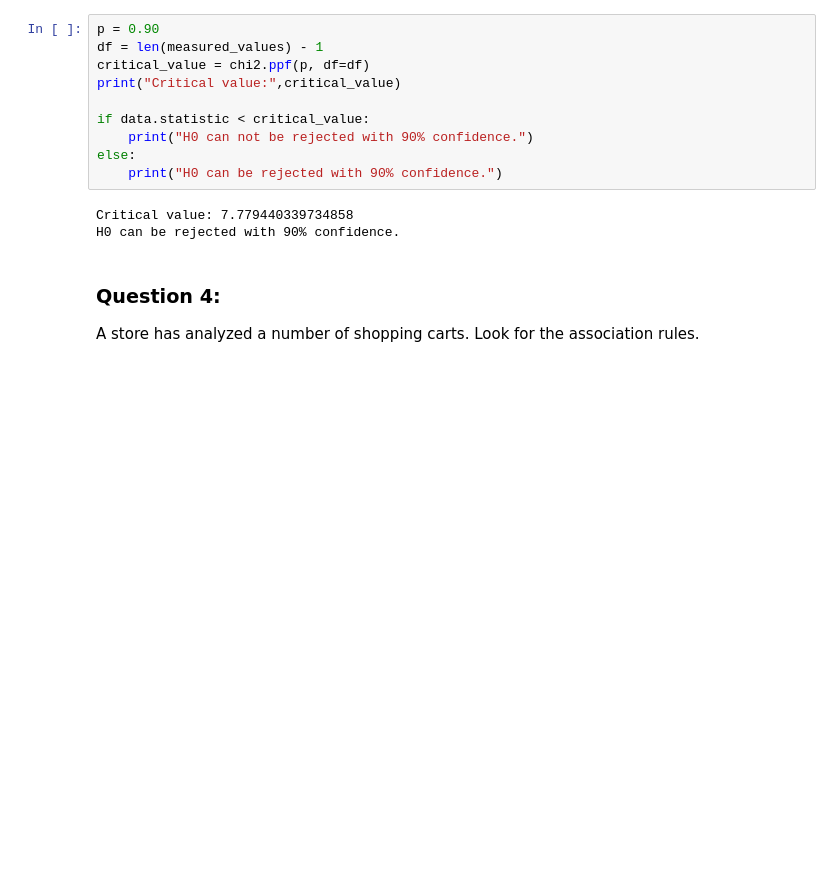
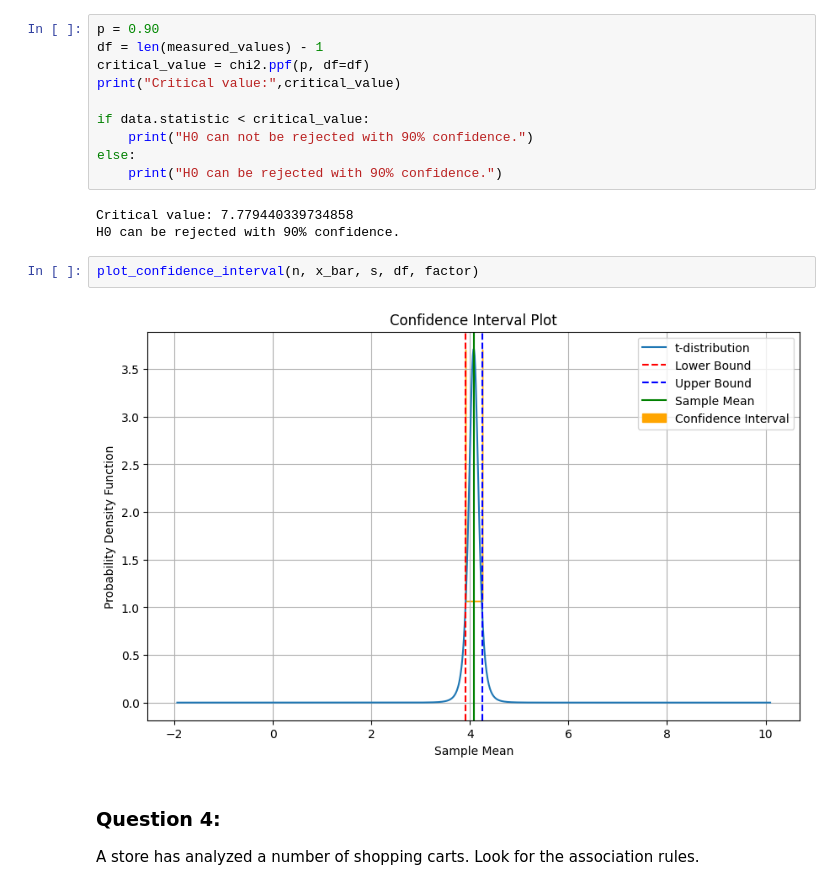
Before and after one commit to EliasDeHondt/DataScience2, a Jupyter notebook: W18P3/Exercises Repetition.ipynb, the cells around one changed output. Saved outputs shown, nothing was run; the diff lists cells and outputs as text; blank space fills up the shorter version.

```diff
--- a/W18P3/Exercises Repetition.ipynb
+++ b/W18P3/Exercises Repetition.ipynb
@@ -158,6 +180,10 @@ else:
 # %% [output]
 Critical value: 7.779440339734858
 H0 can be rejected with 90% confidence.
+# %%
+plot_confidence_interval(n, x_bar, s, df, factor)
+# %% [output]
+[figure, added]
 # %% [markdown]
 ### Question 4:
 A store has analyzed a number of shopping carts. Look for the association rules.
```
Also changed, not shown: parts of 8 cells of this notebook, 9 other files.
